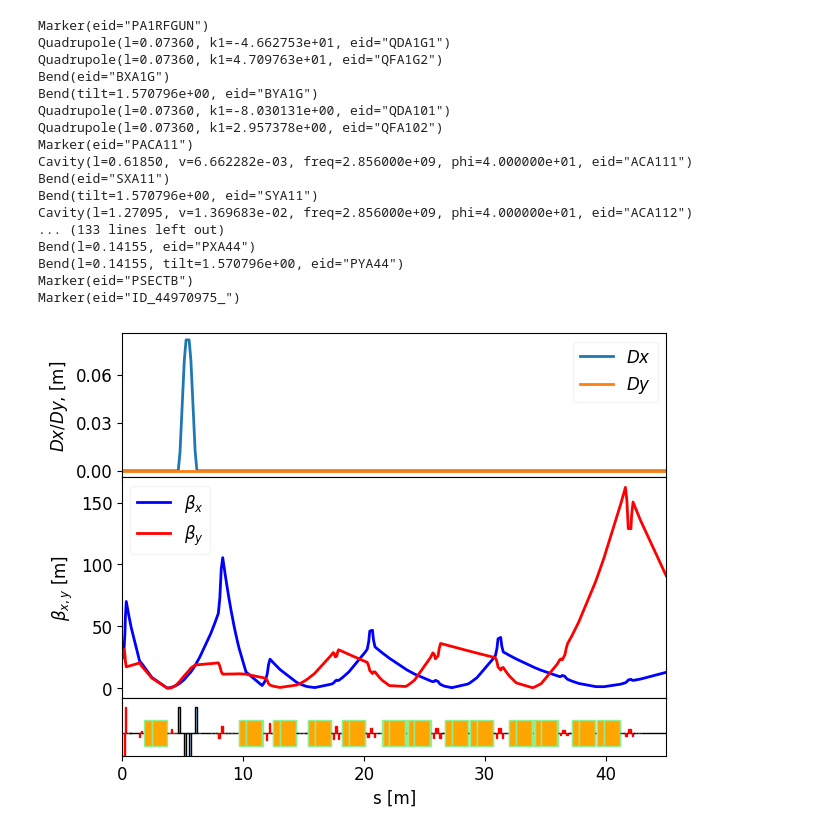
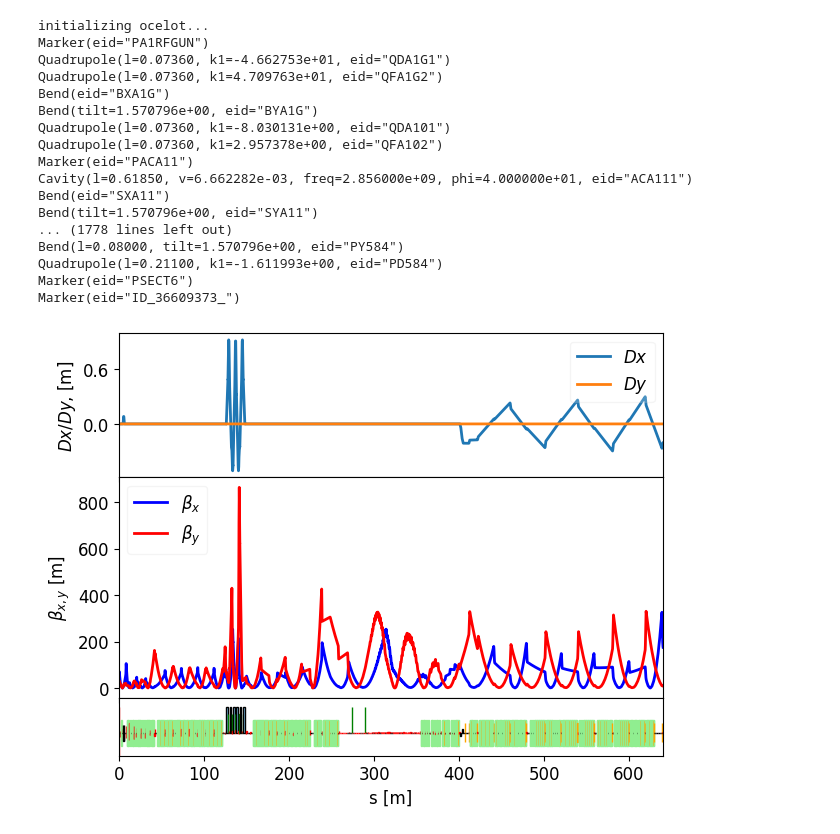
Before and after one commit to Andreaaguirrep/Finalpresentation, a Jupyter notebook: linac/FinalFinal/WakeField.ipynb, the cells around one changed output. Drawn from its saved outputs; the diff is of its cells as text; code cells hidden in the pictures.

```diff
--- a/linac/FinalFinal/WakeField.ipynb
+++ b/linac/FinalFinal/WakeField.ipynb
@@ -23,7 +23,7 @@ cavity.phase = 0.0   # 0° synchronous phase (can play with later)
 toy_lat = MagneticLattice([cavity, drift])
 
 
-lat = MagneticLattice(guntoB)
+lat = MagneticLattice(linac)
 
 #lat = toy_lat
 
@@ -45,40 +45,40 @@ tw0.alpha_x = AX
 tw0.beta_x = BX
 
 tw0.alpha_y = AY
 tw0.beta_y = BY
 tw0.E = energy
 tw0.emit_xn = EMITX
 tw0.emit_yn = EMITY
 tw0.emit_x = EMITX   / energy * 0.511e-3
 tw0.emit_y = EMITY / energy * 0.511e-3
 
 tws = twiss(lat,tw0)
 
 plot_opt_func(lat, tws,legend=False, grid=False, top_plot=['Dx','Dy'])
 
 
 for elem in lat.sequence:
     if not isinstance(elem, Drift):
         print(elem)
 # %% [output]
+initializing ocelot...
 Marker(eid="PA1RFGUN")
 Quadrupole(l=0.07360, k1=-4.662753e+01, eid="QDA1G1")
 Quadrupole(l=0.07360, k1=4.709763e+01, eid="QFA1G2")
 Bend(eid="BXA1G")
 Bend(tilt=1.570796e+00, eid="BYA1G")
 Quadrupole(l=0.07360, k1=-8.030131e+00, eid="QDA101")
 Quadrupole(l=0.07360, k1=2.957378e+00, eid="QFA102")
 Marker(eid="PACA11")
 Cavity(l=0.61850, v=6.662282e-03, freq=2.856000e+09, phi=4.000000e+01, eid="ACA111")
 Bend(eid="SXA11")
 Bend(tilt=1.570796e+00, eid="SYA11")
-Cavity(l=1.27095, v=1.369683e-02, freq=2.856000e+09, phi=4.000000e+01, eid="ACA112")
-... (133 lines left out)
-Bend(l=0.14155, eid="PXA44")
-Bend(l=0.14155, tilt=1.570796e+00, eid="PYA44")
-Marker(eid="PSECTB")
-Marker(eid="ID_44970975_")
+... (1778 lines left out)
+Bend(l=0.08000, tilt=1.570796e+00, eid="PY584")
+Quadrupole(l=0.21100, k1=-1.611993e+00, eid="PD584")
+Marker(eid="PSECT6")
+Marker(eid="ID_36609373_")
-[figure, old version]
+[figure, new version]
 # %%
 def gauss_from_twiss_vec(emit, beta, alpha, size=1):
     phi = 2 * np.pi * np.random.rand(size)
```
Also changed, not shown: parts of 4 cells of this notebook, 8 other files.
